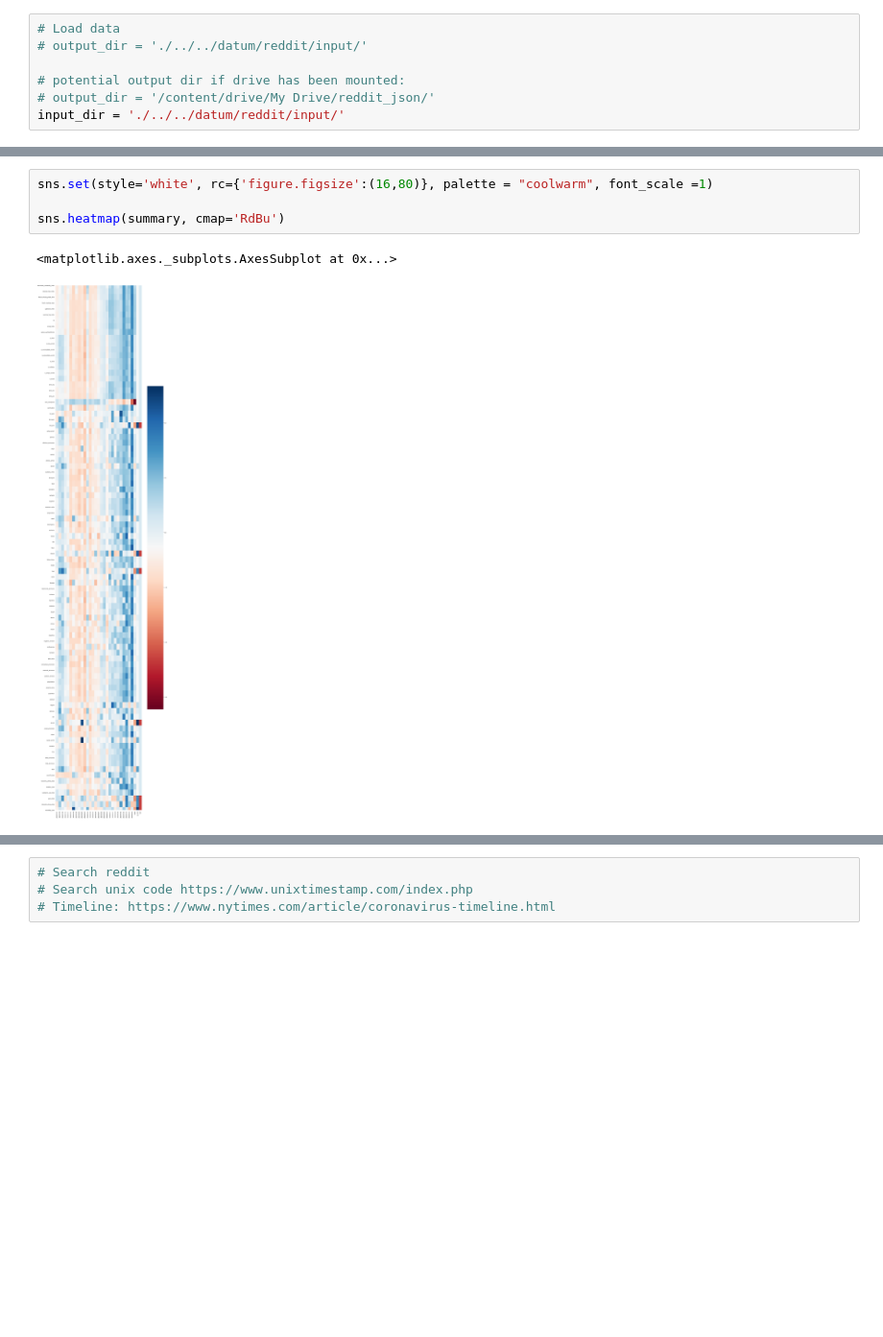
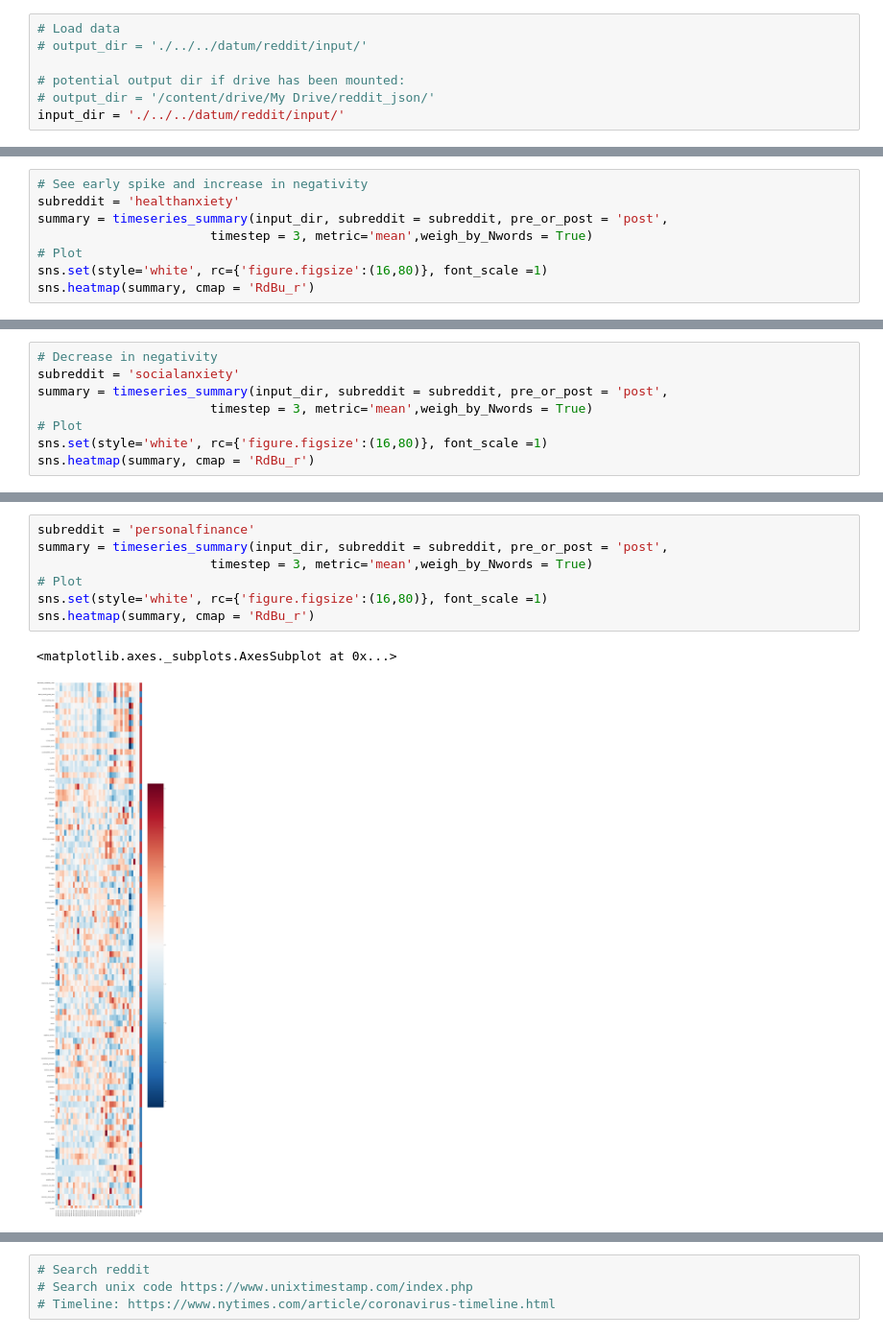
Before and after one commit to danielmlow/reddit, a Jupyter notebook: reddit_descriptive.ipynb, the cells around one changed output, grey strips where cells are left out. Shown at 96% size. Drawn from its saved outputs; the diff is of its cells as text; blank space fills up the shorter version.

Commit message:
summary across disorders + clustermap

```diff
--- a/reddit_descriptive.ipynb
+++ b/reddit_descriptive.ipynb
@@ -362,0 +351,8 @@ print(summary.shape)
+# %%
+# See early spike and increase in negativity
+subreddit = 'healthanxiety'
+summary = timeseries_summary(input_dir, subreddit = subreddit, pre_or_post = 'post',
+                       timestep = 3, metric='mean',weigh_by_Nwords = True)
+# Plot
+sns.set(style='white', rc={'figure.figsize':(16,80)}, font_scale =1)
+sns.heatmap(summary, cmap = 'RdBu_r')
@@ -362,0 +362,8 @@ print(summary.shape)
+# %%
+# Decrease in negativity
+subreddit = 'socialanxiety'
+summary = timeseries_summary(input_dir, subreddit = subreddit, pre_or_post = 'post',
+                       timestep = 3, metric='mean',weigh_by_Nwords = True)
+# Plot
+sns.set(style='white', rc={'figure.figsize':(16,80)}, font_scale =1)
+sns.heatmap(summary, cmap = 'RdBu_r')
@@ -363,7 +373,10 @@ print(summary.shape)
 # %%
-sns.set(style='white', rc={'figure.figsize':(16,80)}, palette = "coolwarm", font_scale =1)
-
-sns.heatmap(summary, cmap='RdBu')
+subreddit = 'personalfinance'
+summary = timeseries_summary(input_dir, subreddit = subreddit, pre_or_post = 'post',
+                       timestep = 3, metric='mean',weigh_by_Nwords = True)
+# Plot
+sns.set(style='white', rc={'figure.figsize':(16,80)}, font_scale =1)
+sns.heatmap(summary, cmap = 'RdBu_r')
 # %% [output]
 <matplotlib.axes._subplots.AxesSubplot at 0x...>
-[figure, old version]
+[figure, new version]
```
Also changed, not shown: parts of 29 cells of this notebook.
